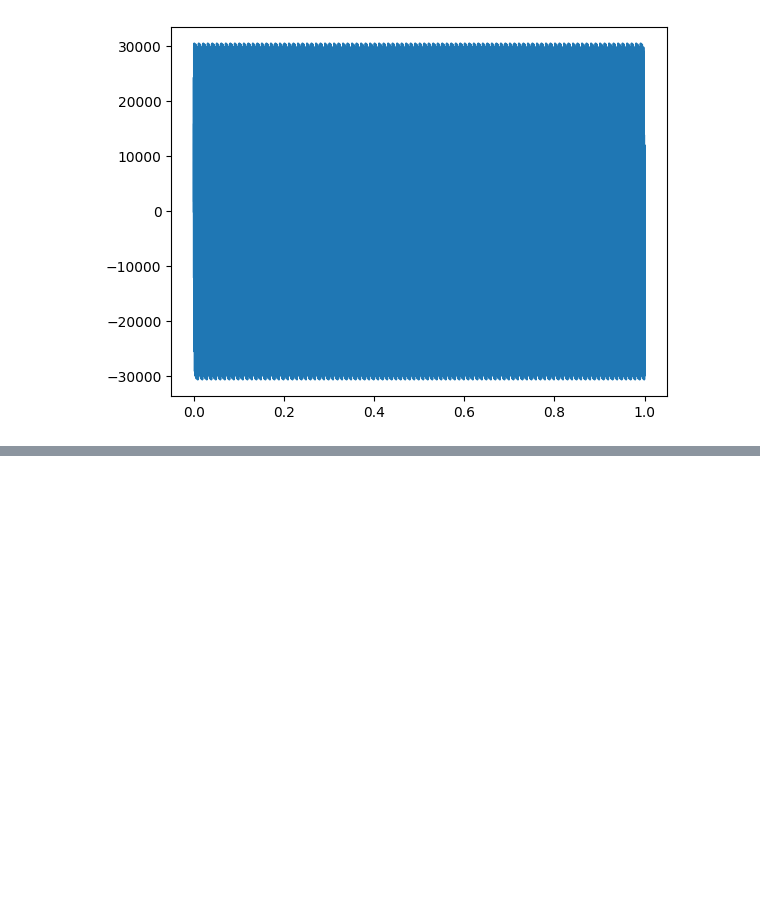
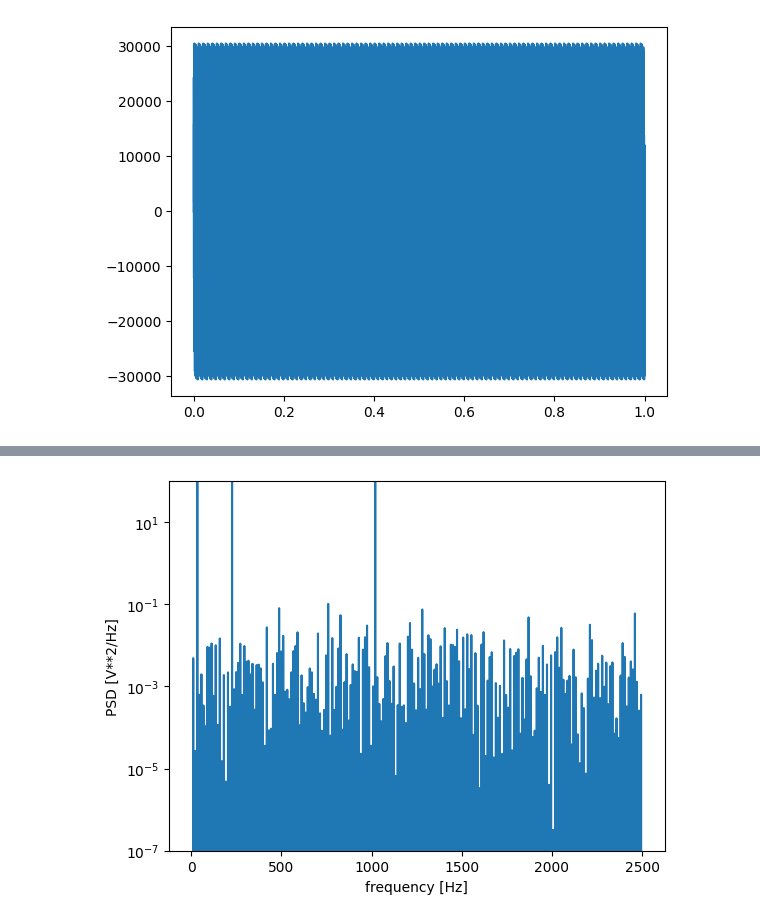
Before and after one commit to kglavin/audiodsp, a Jupyter notebook: projects/00_Audio_Signals/AudioSignals.ipynb, the cells around one changed output, grey strips where cells are left out. Saved outputs shown, nothing was run; the diff lists cells and outputs as text; code cells hidden in the pictures; blank space fills up the shorter version.

Commit message:
adding periodogram

```diff
--- a/projects/00_Audio_Signals/AudioSignals.ipynb
+++ b/projects/00_Audio_Signals/AudioSignals.ipynb
@@ -43,3 +43,14 @@ display.Audio(audio_path)
 # %% [output]
 [figure]
 [interactive output not drawn]
+# %%
+from scipy import signal
+fs=5000
+f, Pxx_den = signal.periodogram(wav_data, fs)
+plt.semilogy(f, Pxx_den)
+plt.ylim([1e-7, 1e2])
+plt.xlabel('frequency [Hz]')
+plt.ylabel('PSD [V**2/Hz]')
+plt.show()
+# %% [output]
+[figure, added]
```
